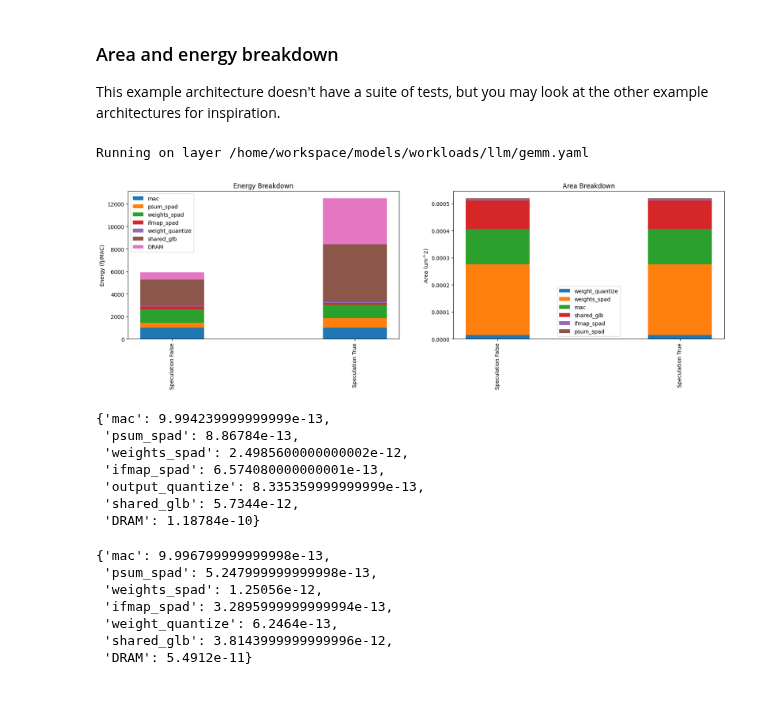
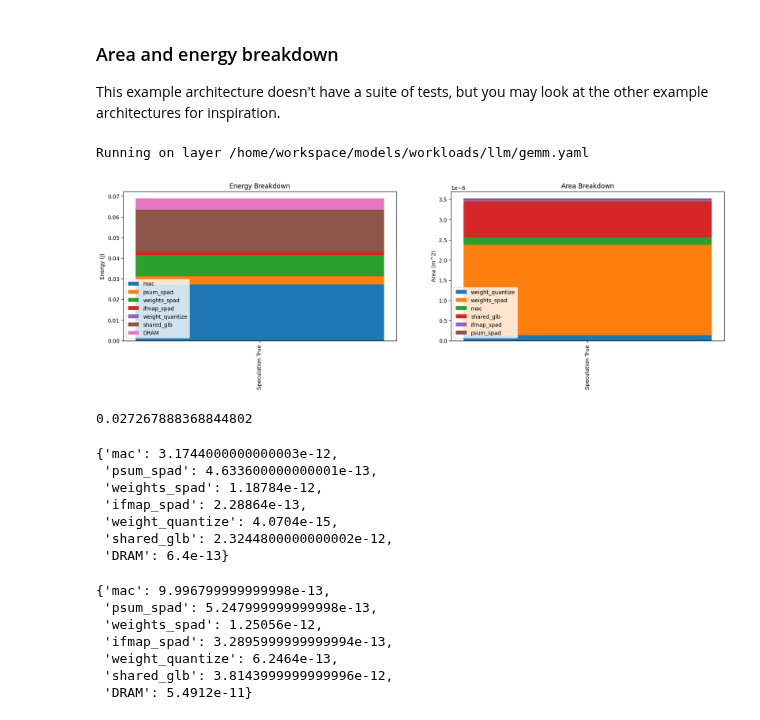
Before and after one commit to mit-emze/cimloop, a Jupyter notebook: workspace/models/arch/1_macro/nestquant/_guide.ipynb, the cells around one changed output. Cells and saved outputs as stored; diff of their text form; code cells hidden in the pictures.

```diff
--- a/workspace/models/arch/1_macro/nestquant/_guide.ipynb
+++ b/workspace/models/arch/1_macro/nestquant/_guide.ipynb
@@ -43,38 +44,44 @@ Components are defined the following places:
 
 Place new components in any of these places!
 [drawing not drawn]
+# %%
+result = run_test("nestquant", "test_area_energy_breakdown")
+# %% [output]
+
+   ### Area and energy breakdown
+   This example architecture doesn't have a suite of tests, but you may
+   look at the other example architectures for inspiration.
+Running on layer /home/workspace/models/workloads/llm/gemm.yaml
 # %%
-result = run_test("nestquant", "test_area_energy_breakdown")
 fig, axs = plt.subplots(1, 2, figsize=(20, 5))
 bar_stacked(
-    {f"Speculation {r.variables['QUANTIZE']}": r.per_compute('per_component_energy')*1e15 for r in result},
-    ylabel="Energy (fJ/MAC)",
+    {f"Speculation {r.variables['QUANTIZE']}": r.per_component_energy for r in [result]},
+    ylabel="Energy (J)",
     title=f"Energy Breakdown",
     ax=axs[0]
 )
 bar_stacked(
-    {f"Speculation {r.variables['QUANTIZE']}": r.per_compute('per_component_area')*1e12 for r in result},
-    ylabel="Area (um^2)",
+    {f"Speculation {r.variables['QUANTIZE']}": r.per_component_area for r in [result]},
+    ylabel="Area (m^2)",
     title=f"Area Breakdown",
     ax=axs[1]
 )
 # %% [output]
-
-   ### Area and energy breakdown
-   This example architecture doesn't have a suite of tests, but you may
-   look at the other example architectures for inspiration.
-Running on layer /home/workspace/models/workloads/llm/gemm.yaml
-[figure, old version]
+[figure, new version]
+# %%
+result.per_component_energy["mac"]
+# %% [output]
+0.027267888368844802
 # %%
-result[0].per_compute('per_component_energy')
+result.per_compute("per_component_energy")
 # %% [output]
-{'mac': 9.994239999999999e-13,
- 'psum_spad': 8.86784e-13,
- 'weights_spad': 2.4985600000000002e-12,
- 'ifmap_spad': 6.574080000000001e-13,
- 'output_quantize': 8.335359999999999e-13,
- 'shared_glb': 5.7344e-12,
- 'DRAM': 1.18784e-10}
+{'mac': 3.1744000000000003e-12,
+ 'psum_spad': 4.633600000000001e-13,
+ 'weights_spad': 1.18784e-12,
+ 'ifmap_spad': 2.28864e-13,
+ 'weight_quantize': 4.0704e-15,
+ 'shared_glb': 2.3244800000000002e-12,
+ 'DRAM': 6.4e-13}
 # %%
 result[0].per_compute('per_component_energy') ENCODED_WEIGHT_BITS=2 ; Q at PE level
 # %% [output]
```
Also changed, not shown: parts of 2 cells of this notebook, 3 other files.
